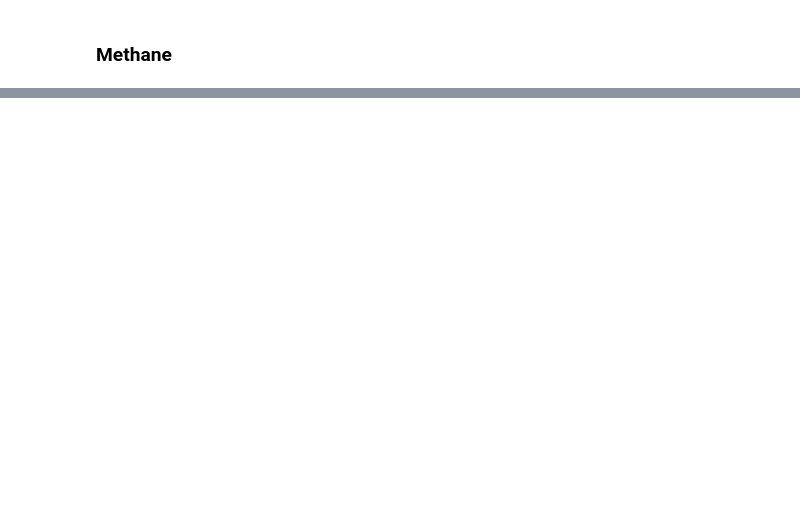
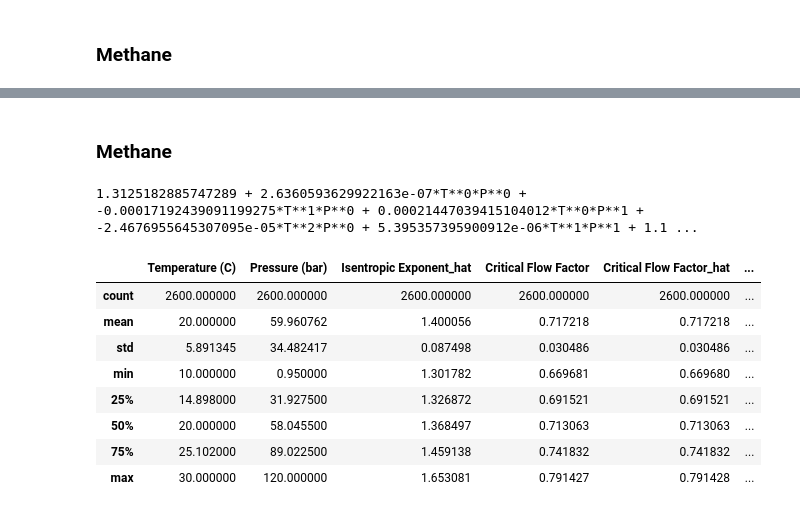
Before and after one commit to josephmcg16/primary-gas-fluid-properties, a Jupyter notebook: post_process.ipynb, the cells around one changed output, grey strips where cells are left out. Drawn from its saved outputs; the diff is of its cells as text; code cells hidden in the pictures; blank space fills up the shorter version.

```diff
--- a/post_process.ipynb
+++ b/post_process.ipynb
@@ -343,0 +438,31 @@ df_isentropic_exponent.describe()
+# %% [markdown]
+### Methane
+# %%
+"""Critical Flow Factor Fit Example Code with inputs for temperature and pressure in degrees Celsius and bar(a), respectively."""
+
+from fit_fluid_properties import fit_critical_flow_factor
+
+params = {
+    "reference_data_directory": "data",
+    "reference_data_filename": "CH4 Nist Properties 0.95-120 bar.xlsx",
+    "reference_fluid": "CH4",
+    "model_poly_degree": 6,
+}
+
+df_critical_flow_factor, functional_form_text_critical_flow_factor = (
+    fit_critical_flow_factor(params)
+)
+
+print(functional_form_text_critical_flow_factor)
+df_critical_flow_factor.describe()
+# %% [output]
+1.3125182885747289 + 2.6360593629922163e-07*T**0*P**0 + -0.00017192439091199275*T**1*P**0 + 0.00021447039415104012*T**0*P**1 + -2.4676955645307095e-05*T**2*P**0 + 5.395357395900912e-06*T**1*P**1 + 1.1 ...
+|  | Temperature (C) | Pressure (bar) | Isentropic Exponent_hat | Critical Flow Factor | Critical Flow Factor_hat | ... |
+| count | 2600.000000 | 2600.000000 | 2600.000000 | 2600.000000 | 2600.000000 | ... |
+| mean | 20.000000 | 59.960762 | 1.400056 | 0.717218 | 0.717218 | ... |
+| std | 5.891345 | 34.482417 | 0.087498 | 0.030486 | 0.030486 | ... |
+| min | 10.000000 | 0.950000 | 1.301782 | 0.669681 | 0.669680 | ... |
+| 25% | 14.898000 | 31.927500 | 1.326872 | 0.691521 | 0.691521 | ... |
+| 50% | 20.000000 | 58.045500 | 1.368497 | 0.713063 | 0.713063 | ... |
+| 75% | 25.102000 | 89.022500 | 1.459138 | 0.741832 | 0.741832 | ... |
+| max | 30.000000 | 120.000000 | 1.653081 | 0.791427 | 0.791428 | ... |
```
Also changed, not shown: parts of 15 cells of this notebook.
